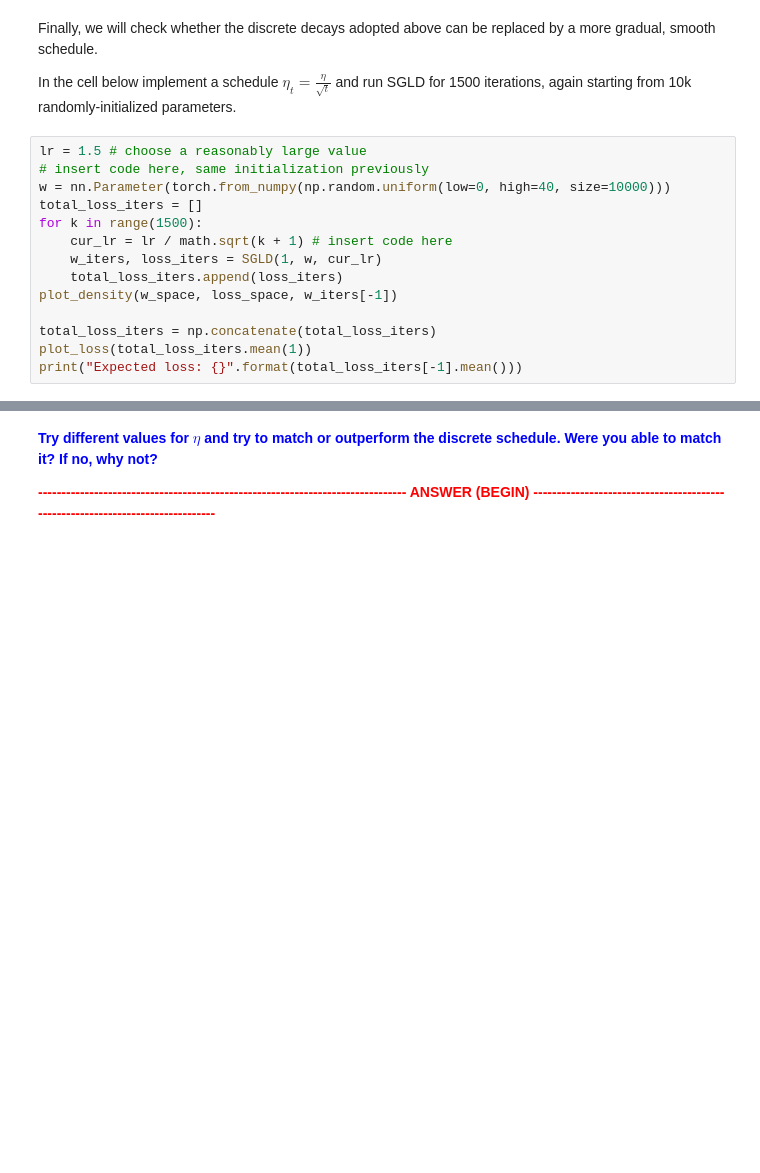
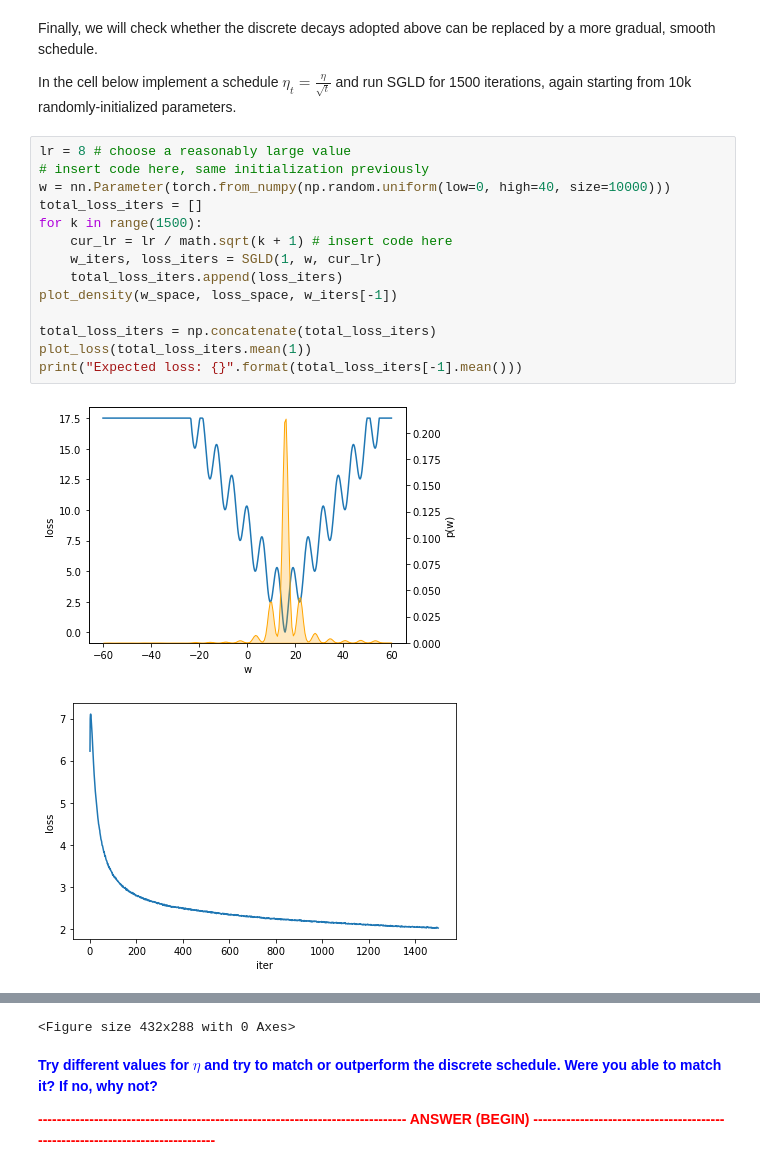
Before and after one commit to RuolinZheng08/ttic-31230-deep-learning, a Jupyter notebook: PS3.ipynb, the cells around one changed output, grey strips where cells are left out. Cells and saved outputs as stored; diff of their text form; blank space fills up the shorter version.

```diff
--- a/PS3.ipynb
+++ b/PS3.ipynb
@@ -247,16 +261,19 @@ Finally, we will check whether the discrete decays adopted above can be replaced
 
 In the cell below implement a schedule $\eta_t = \frac{\eta}{\sqrt t}$ and run SGLD for 1500 iterations, again starting from 10k randomly-initialized parameters.
 # %%
-lr = 1.5 # choose a reasonably large value
+lr = 8 # choose a reasonably large value
 # insert code here, same initialization previously
 w = nn.Parameter(torch.from_numpy(np.random.uniform(low=0, high=40, size=10000)))
 total_loss_iters = []
 for k in range(1500):
     cur_lr = lr / math.sqrt(k + 1) # insert code here
     w_iters, loss_iters = SGLD(1, w, cur_lr)
     total_loss_iters.append(loss_iters)
 plot_density(w_space, loss_space, w_iters[-1])
 
 total_loss_iters = np.concatenate(total_loss_iters)
 plot_loss(total_loss_iters.mean(1))
 print("Expected loss: {}".format(total_loss_iters[-1].mean()))
+# %% [output]
+[figure, added]
+[figure, added]
@@ -263,3 +281,4 @@ print("Expected loss: {}".format(total_loss_iters[-1].mean()))
+<Figure size 432x288 with 0 Axes>
 # %% [markdown]
 **<span style="color:blue">
     Try different values for $\eta$ and try to match or outperform the discrete schedule. Were you able to match it? If no, why not?
```
Also changed, not shown: parts of 11 cells of this notebook, 1 other file.
